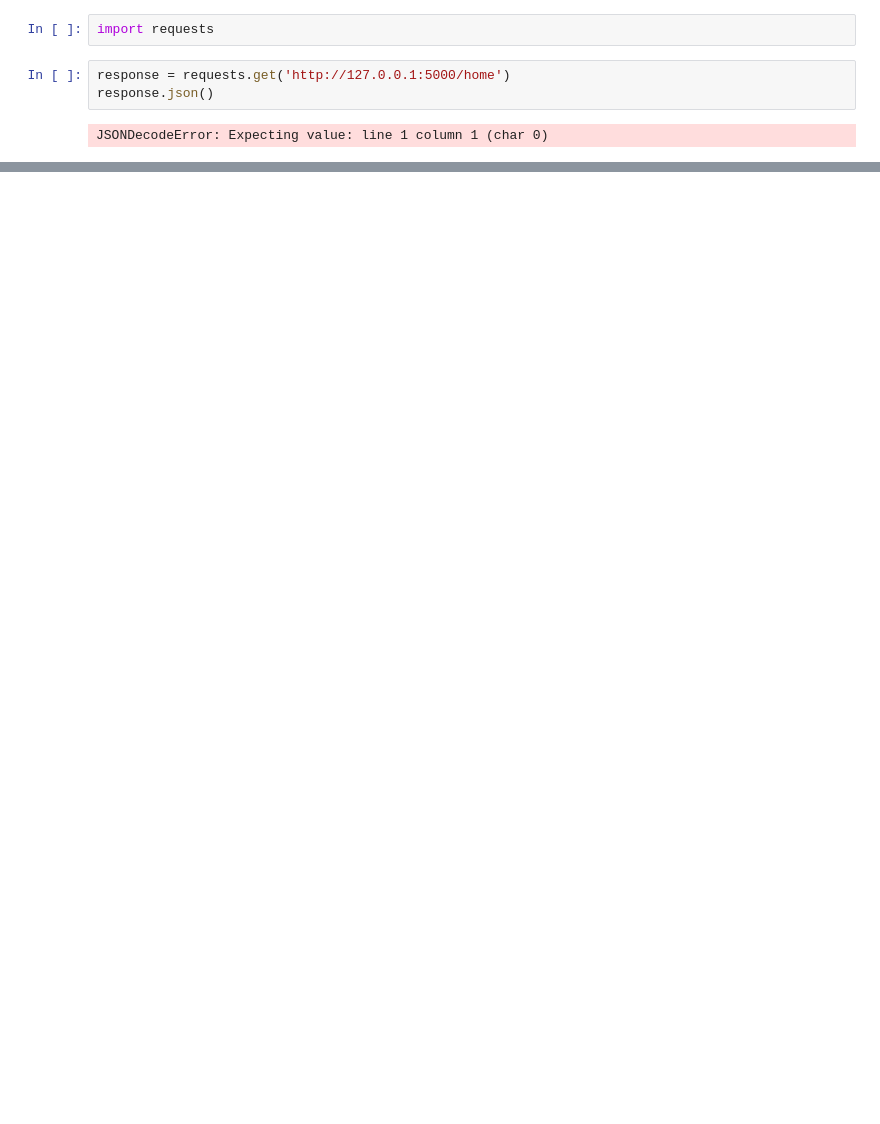
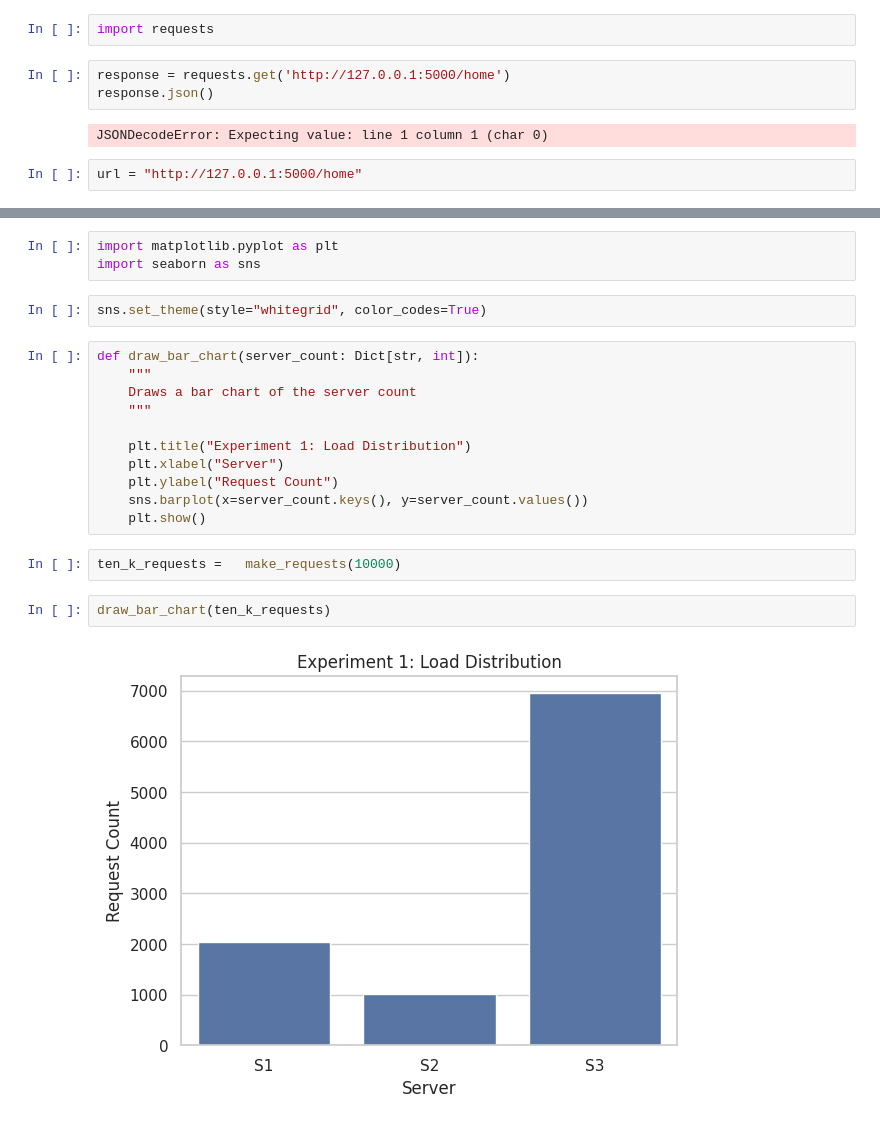
Before and after one commit to newtvn/Customizable-Load-Balancer, a Jupyter notebook: analysis.ipynb, the cells around one changed output, grey strips where cells are left out. Saved outputs shown, nothing was run; the diff lists cells and outputs as text; blank space fills up the shorter version.

```diff
--- a/analysis.ipynb
+++ b/analysis.ipynb
@@ -24,3 +25,5 @@ response = requests.get('http://127.0.0.1:5000/home')
 response.json()
 # %% [output]
 JSONDecodeError: Expecting value: line 1 column 1 (char 0)
+# %%
+url = "http://127.0.0.1:5000/home"
@@ -26,0 +62,22 @@ JSONDecodeError: Expecting value: line 1 column 1 (char 0)
+# %%
+import matplotlib.pyplot as plt
+import seaborn as sns
+# %%
+sns.set_theme(style="whitegrid", color_codes=True)
+# %%
+def draw_bar_chart(server_count: Dict[str, int]):
+    """
+    Draws a bar chart of the server count
+    """
+
+    plt.title("Experiment 1: Load Distribution")
+    plt.xlabel("Server")
+    plt.ylabel("Request Count")
+    sns.barplot(x=server_count.keys(), y=server_count.values())
+    plt.show()
+# %%
+ten_k_requests =   make_requests(10000)
+# %%
+draw_bar_chart(ten_k_requests)
+# %% [output]
+[figure, added]
```
Also changed, not shown: parts of 12 cells of this notebook, 6 other files.
